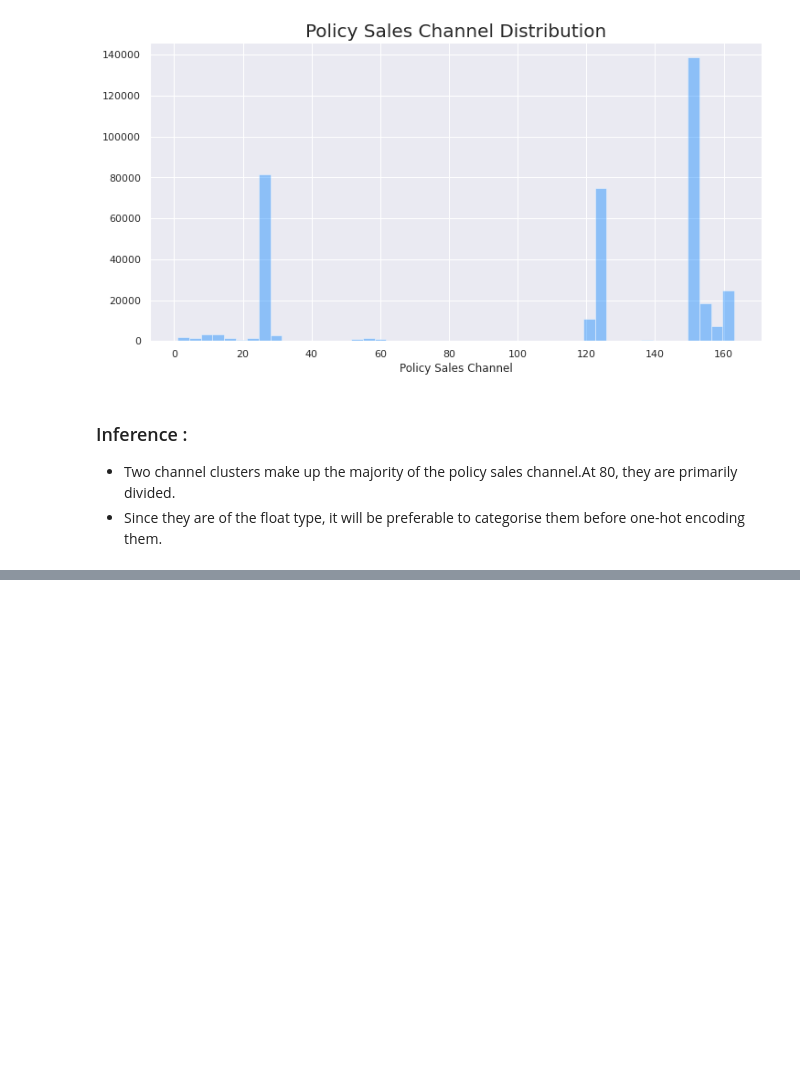
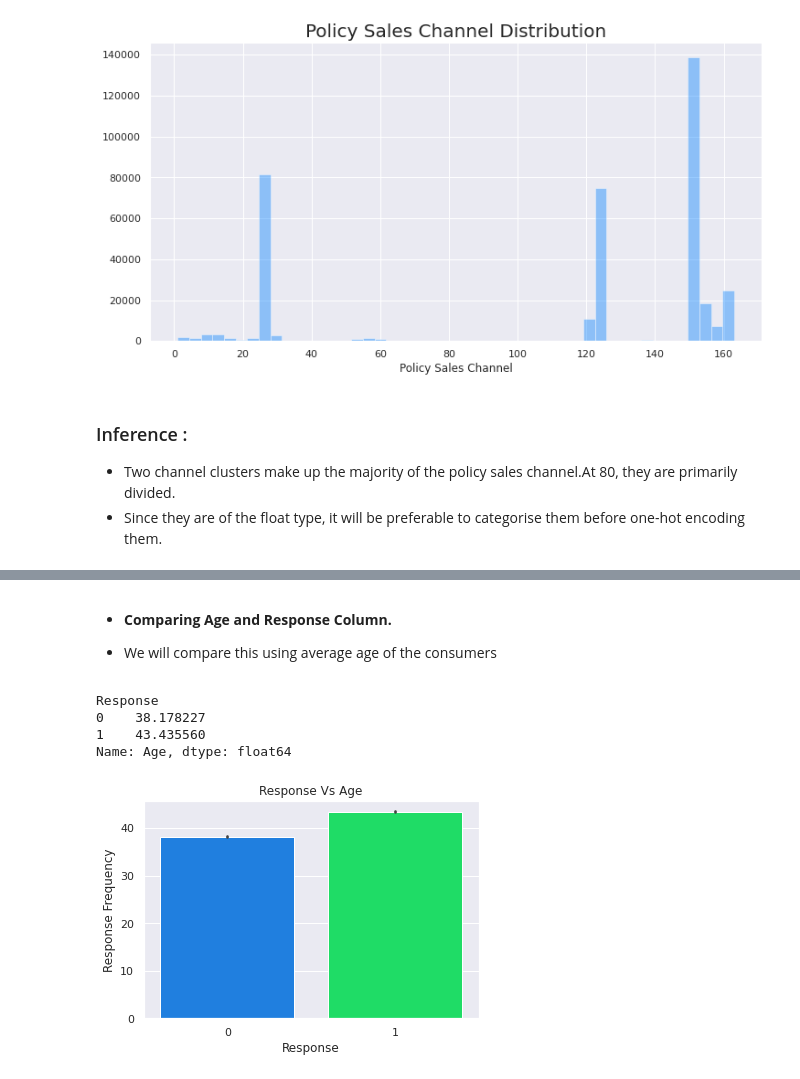
Before and after one commit to pinky-thakur/Health_Insuarance_Cross_Sell_Prediction, a Jupyter notebook: Health_Insurance_Cross_Sell_Prediction.ipynb, the cells around one changed output, grey strips where cells are left out. Saved outputs shown, nothing was run; the diff lists cells and outputs as text; code cells hidden in the pictures; blank space fills up the shorter version.

```diff
--- a/Health_Insurance_Cross_Sell_Prediction.ipynb
+++ b/Health_Insurance_Cross_Sell_Prediction.ipynb
@@ -797,0 +838,4 @@ plt.show()
+# %% [markdown]
+* <b> Comparing Age and Response Column.</b>
+
+* We will compare this using average age of the consumers
@@ -797,0 +844,18 @@ plt.show()
+# %%
+age_response
+# %% [output]
+Response
+0    38.178227
+1    43.435560
+Name: Age, dtype: float64
+# %%
+# ploting bar graph for each response from each Age for the insurance
+
+sns.barplot(x = data['Response'], y = data['Age'])
+plt.title("Response Vs Age")
+plt.xlabel('Response')
+plt.ylabel('Response Frequency')
+
+plt.show()
+# %% [output]
+[figure, added]
```
Also changed, not shown: parts of 84 cells of this notebook.
